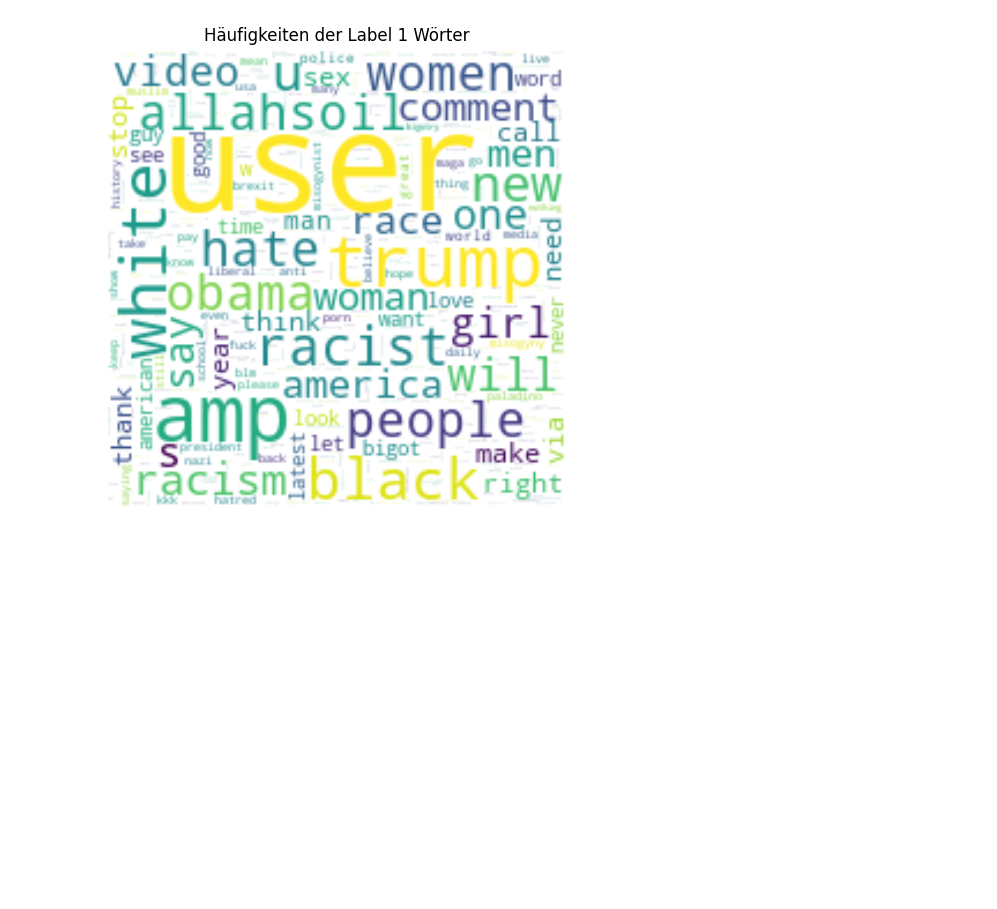
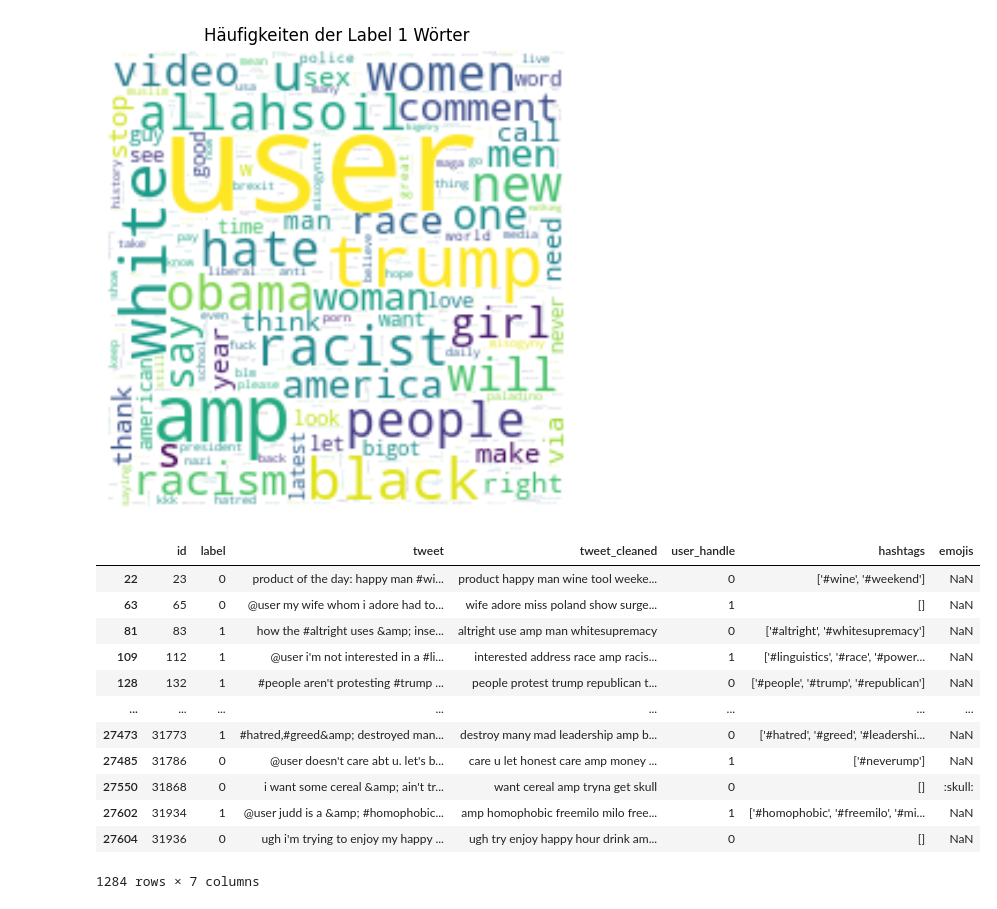
Before and after one commit to netGed/WebScience24, a Jupyter notebook: src/1. Explorative Analysis & Preprocessing/nasiba/notebooks/1_2_explore_data.ipynb, the cells around one changed output. Cells and saved outputs as stored; diff of their text form; code cells hidden in the pictures; blank space fills up the shorter version.

```diff
--- a/src/1. Explorative Analysis & Preprocessing/nasiba/notebooks/1_2_explore_data.ipynb
+++ b/src/1. Explorative Analysis & Preprocessing/nasiba/notebooks/1_2_explore_data.ipynb
@@ -267,3 +342,21 @@ plt.bar(words, counts, color='skyblue')
 plt.xticks(rotation=20)
 plt.tight_layout()
 plt.show()
+# %%
+# Filter rows where 'tweet_cleaned' contains the word "amp"
+amp_tweets = df_cleaned[df_cleaned['tweet_cleaned'].str.contains(r'\bamp\b', case=False, na=False)]
+amp_tweets
+# %% [output]
+|  | id | label | tweet | tweet_cleaned | user_handle | hashtags | emojis |
+| 22 | 23 | 0 | product of the day: happy man #wi... | product happy man wine tool weeke... | 0 | ['#wine', '#weekend'] | NaN |
+| 63 | 65 | 0 | @user my wife whom i adore had to... | wife adore miss poland show surge... | 1 | [] | NaN |
+| 81 | 83 | 1 | how the #altright uses &amp; inse... | altright use amp man whitesupremacy | 0 | ['#altright', '#whitesupremacy'] | NaN |
+| 109 | 112 | 1 | @user i'm not interested in a #li... | interested address race amp racis... | 1 | ['#linguistics', '#race', '#power... | NaN |
+| 128 | 132 | 1 | #people aren't protesting #trump ... | people protest trump republican t... | 0 | ['#people', '#trump', '#republican'] | NaN |
+| ... | ... | ... | ... | ... | ... | ... | ... |
+| 27473 | 31773 | 1 | #hatred,#greed&amp; destroyed man... | destroy many mad leadership amp b... | 0 | ['#hatred', '#greed', '#leadershi... | NaN |
+| 27485 | 31786 | 0 | @user doesn't care abt u. let's b... | care u let honest care amp money ... | 1 | ['#neverump'] | NaN |
+| 27550 | 31868 | 0 | i want some cereal &amp; ain't tr... | want cereal amp tryna get skull | 0 | [] | :skull: |
+| 27602 | 31934 | 1 | @user judd is a &amp; #homophobic... | amp homophobic freemilo milo free... | 1 | ['#homophobic', '#freemilo', '#mi... | NaN |
+| 27604 | 31936 | 0 | ugh i'm trying to enjoy my happy ... | ugh try enjoy happy hour drink am... | 0 | [] | NaN |
+1284 rows × 7 columns
```
Also changed, not shown: parts of 4 cells of this notebook, 1 other file.
